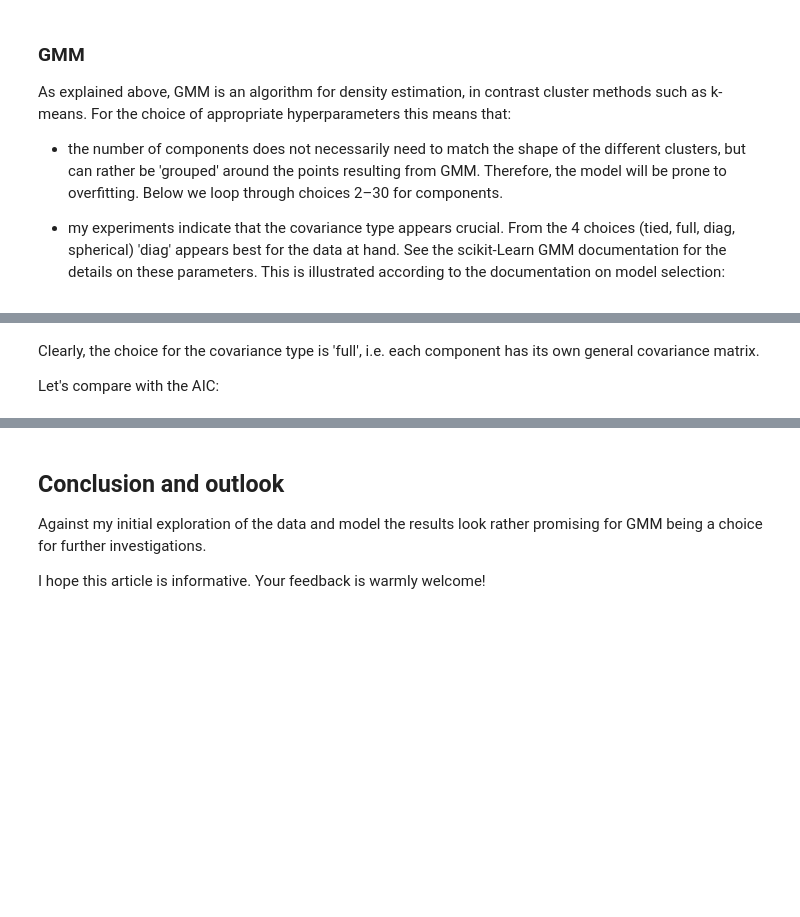
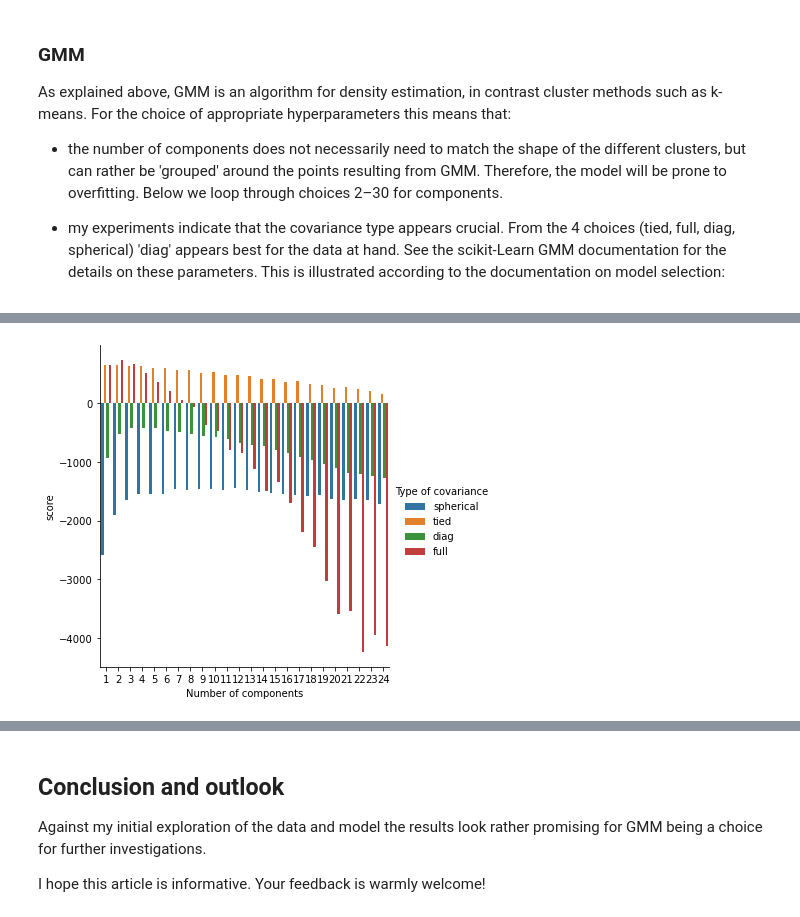
Before and after one commit to sachaschwab/Trade-Data-Clustering, a Jupyter notebook: code.ipynb, the cells around one changed output, grey strips where cells are left out. Saved outputs shown, nothing was run; the diff lists cells and outputs as text; code cells hidden in the pictures; blank space fills up the shorter version.

```diff
--- a/code.ipynb
+++ b/code.ipynb
@@ -166,4 +202,4 @@ plt.show()
-# %% [markdown]
-Clearly, the choice for the covariance type is 'full', i.e. each component has its own general covariance matrix.
-
-Let's compare with the AIC:
+# %%
+plot_model_grids(df_features, 'aic')
+# %% [output]
+[figure, added]
```
Also changed, not shown: parts of 15 cells of this notebook, 1 other file.
